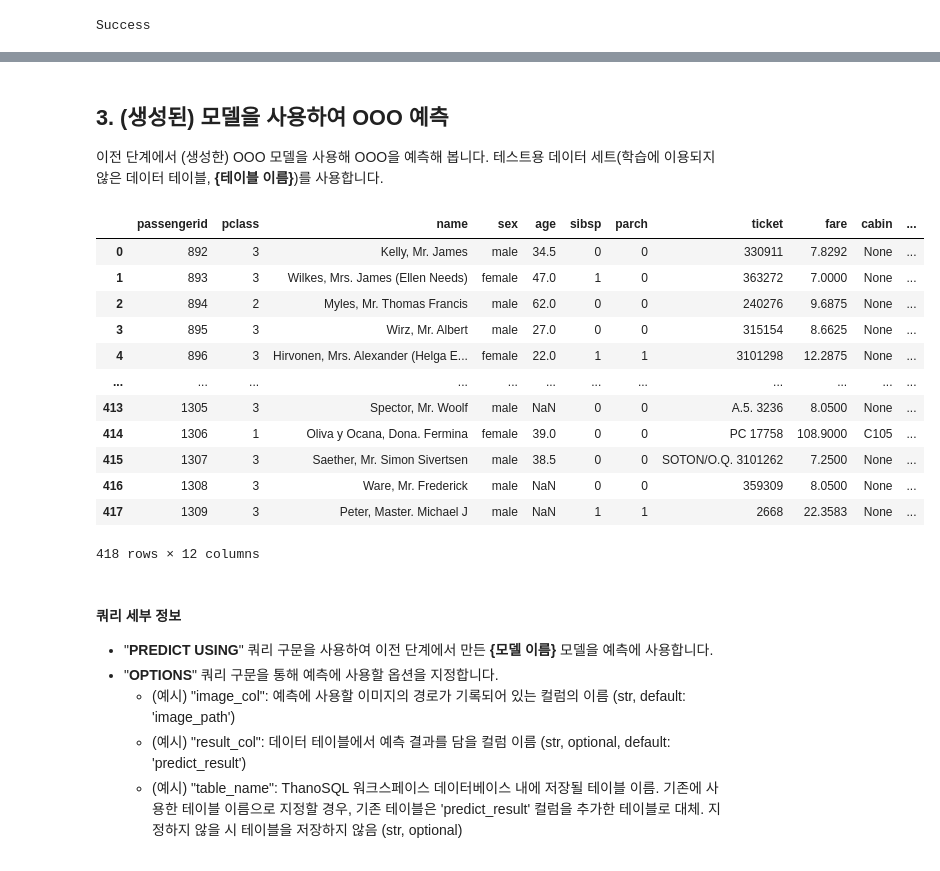
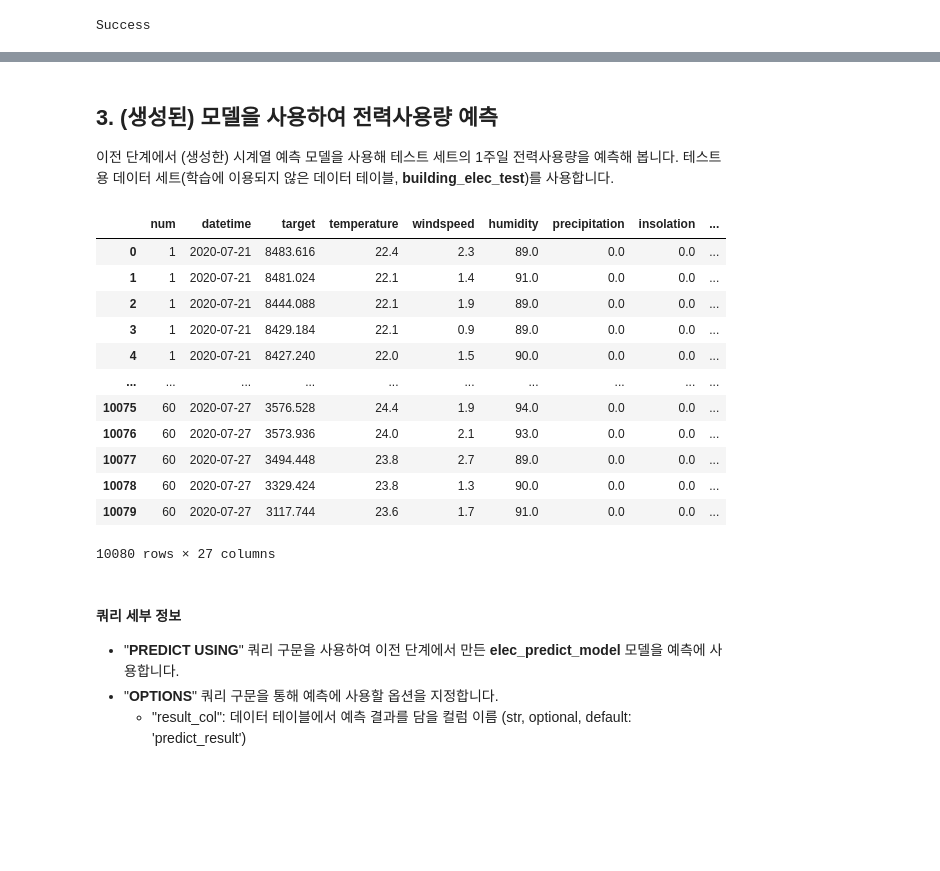
Before and after one commit to smartmind-team/thanosql-tutorial, a Jupyter notebook: tutorial/thanosql_ml/timeseries/timeseries_forecasting.ipynb, the cells around one changed output, grey strips where cells are left out. Saved outputs shown, nothing was run; the diff lists cells and outputs as text; code cells hidden in the pictures; blank space fills up the shorter version.

```diff
--- a/tutorial/thanosql_ml/timeseries/timeseries_forecasting.ipynb
+++ b/tutorial/thanosql_ml/timeseries/timeseries_forecasting.ipynb
@@ -200,44 +192,41 @@ Success
     </ul>
 </div>
 # %% [markdown]
-## __3. (생성된) 모델을 사용하여 OOO 예측__
+## __3. (생성된) 모델을 사용하여 전력사용량 예측__
 
-이전 단계에서 (생성한) OOO 모델을 사용해 OOO을 예측해 봅니다. 테스트용 데이터 세트(학습에 이용되지 않은 데이터 테이블, <strong>{테이블 이름}</strong>)를 사용합니다.
+이전 단계에서 (생성한) 시계열 예측 모델을 사용해 테스트 세트의 1주일 전력사용량을 예측해 봅니다. 테스트용 데이터 세트(학습에 이용되지 않은 데이터 테이블, <strong>building_elec_test</strong>)를 사용합니다.
 # %%
 %%thanosql
-PREDICT USING {모델 이름}
+PREDICT USING elec_predict_model
 OPTIONS (
-    (예시) image_col='image_path',
-    (예시) result_col='predict_result'
-    (예시) table_name='{테이블 이름}'
-    )
+        result_col = "tft_result"
+        )
 AS
-SELECT *
-FROM {테이블 이름}
+SELECT
+*
+FROM building_elec_test
 # %% [output]
-|  | passengerid | pclass | name | sex | age | sibsp | parch | ticket | fare | cabin | ... |
-| 0 | 892 | 3 | Kelly, Mr. James | male | 34.5 | 0 | 0 | 330911 | 7.8292 | None | ... |
-| 1 | 893 | 3 | Wilkes, Mrs. James (Ellen Needs) | female | 47.0 | 1 | 0 | 363272 | 7.0000 | None | ... |
-| 2 | 894 | 2 | Myles, Mr. Thomas Francis | male | 62.0 | 0 | 0 | 240276 | 9.6875 | None | ... |
-| 3 | 895 | 3 | Wirz, Mr. Albert | male | 27.0 | 0 | 0 | 315154 | 8.6625 | None | ... |
-| 4 | 896 | 3 | Hirvonen, Mrs. Alexander (Helga E... | female | 22.0 | 1 | 1 | 3101298 | 12.2875 | None | ... |
-| ... | ... | ... | ... | ... | ... | ... | ... | ... | ... | ... | ... |
-| 413 | 1305 | 3 | Spector, Mr. Woolf | male | NaN | 0 | 0 | A.5. 3236 | 8.0500 | None | ... |
-| 414 | 1306 | 1 | Oliva y Ocana, Dona. Fermina | female | 39.0 | 0 | 0 | PC 17758 | 108.9000 | C105 | ... |
-| 415 | 1307 | 3 | Saether, Mr. Simon Sivertsen | male | 38.5 | 0 | 0 | SOTON/O.Q. 3101262 | 7.2500 | None | ... |
-| 416 | 1308 | 3 | Ware, Mr. Frederick | male | NaN | 0 | 0 | 359309 | 8.0500 | None | ... |
-| 417 | 1309 | 3 | Peter, Master. Michael J | male | NaN | 1 | 1 | 2668 | 22.3583 | None | ... |
+|  | num | datetime | target | temperature | windspeed | humidity | precipitation | insolation | ... |
+| 0 | 1 | 2020-07-21 | 8483.616 | 22.4 | 2.3 | 89.0 | 0.0 | 0.0 | ... |
+| 1 | 1 | 2020-07-21 | 8481.024 | 22.1 | 1.4 | 91.0 | 0.0 | 0.0 | ... |
+| 2 | 1 | 2020-07-21 | 8444.088 | 22.1 | 1.9 | 89.0 | 0.0 | 0.0 | ... |
+| 3 | 1 | 2020-07-21 | 8429.184 | 22.1 | 0.9 | 89.0 | 0.0 | 0.0 | ... |
+| 4 | 1 | 2020-07-21 | 8427.240 | 22.0 | 1.5 | 90.0 | 0.0 | 0.0 | ... |
+| ... | ... | ... | ... | ... | ... | ... | ... | ... | ... |
+| 10075 | 60 | 2020-07-27 | 3576.528 | 24.4 | 1.9 | 94.0 | 0.0 | 0.0 | ... |
+| 10076 | 60 | 2020-07-27 | 3573.936 | 24.0 | 2.1 | 93.0 | 0.0 | 0.0 | ... |
+| 10077 | 60 | 2020-07-27 | 3494.448 | 23.8 | 2.7 | 89.0 | 0.0 | 0.0 | ... |
+| 10078 | 60 | 2020-07-27 | 3329.424 | 23.8 | 1.3 | 90.0 | 0.0 | 0.0 | ... |
+| 10079 | 60 | 2020-07-27 | 3117.744 | 23.6 | 1.7 | 91.0 | 0.0 | 0.0 | ... |
-418 rows × 12 columns
+10080 rows × 27 columns
 # %% [markdown]
 <div class="admonition note">
     <h4 class="admonition-title">쿼리 세부 정보</h4>
     <ul>
-        <li>"<strong>PREDICT USING</strong>" 쿼리 구문을 사용하여 이전 단계에서 만든 <strong>{모델 이름}</strong> 모델을 예측에 사용합니다.</li>
+        <li>"<strong>PREDICT USING</strong>" 쿼리 구문을 사용하여 이전 단계에서 만든 <strong>elec_predict_model</strong> 모델을 예측에 사용합니다.</li>
         <li>"<strong>OPTIONS</strong>" 쿼리 구문을 통해 예측에 사용할 옵션을 지정합니다.
         <ul>
-            <li>(예시) "image_col": 예측에 사용할 이미지의 경로가 기록되어 있는 컬럼의 이름 (str, default: 'image_path')</li>
-            <li>(예시) "result_col": 데이터 테이블에서 예측 결과를 담을 컬럼 이름 (str, optional, default: 'predict_result')</li>
-            <li>(예시) "table_name": ThanoSQL 워크스페이스 데이터베이스 내에 저장될 테이블 이름. 기존에 사용한 테이블 이름으로 지정할 경우, 기존 테이블은 'predict_result' 컬럼을 추가한 테이블로 대체. 지정하지 않을 시 테이블을 저장하지 않음 (str, optional)</li>
+            <li>"result_col": 데이터 테이블에서 예측 결과를 담을 컬럼 이름 (str, optional, default: 'predict_result')</li>
         </ul>
         </li>
     </ul>
```
Also changed, not shown: parts of 26 cells of this notebook, 1 other file.
